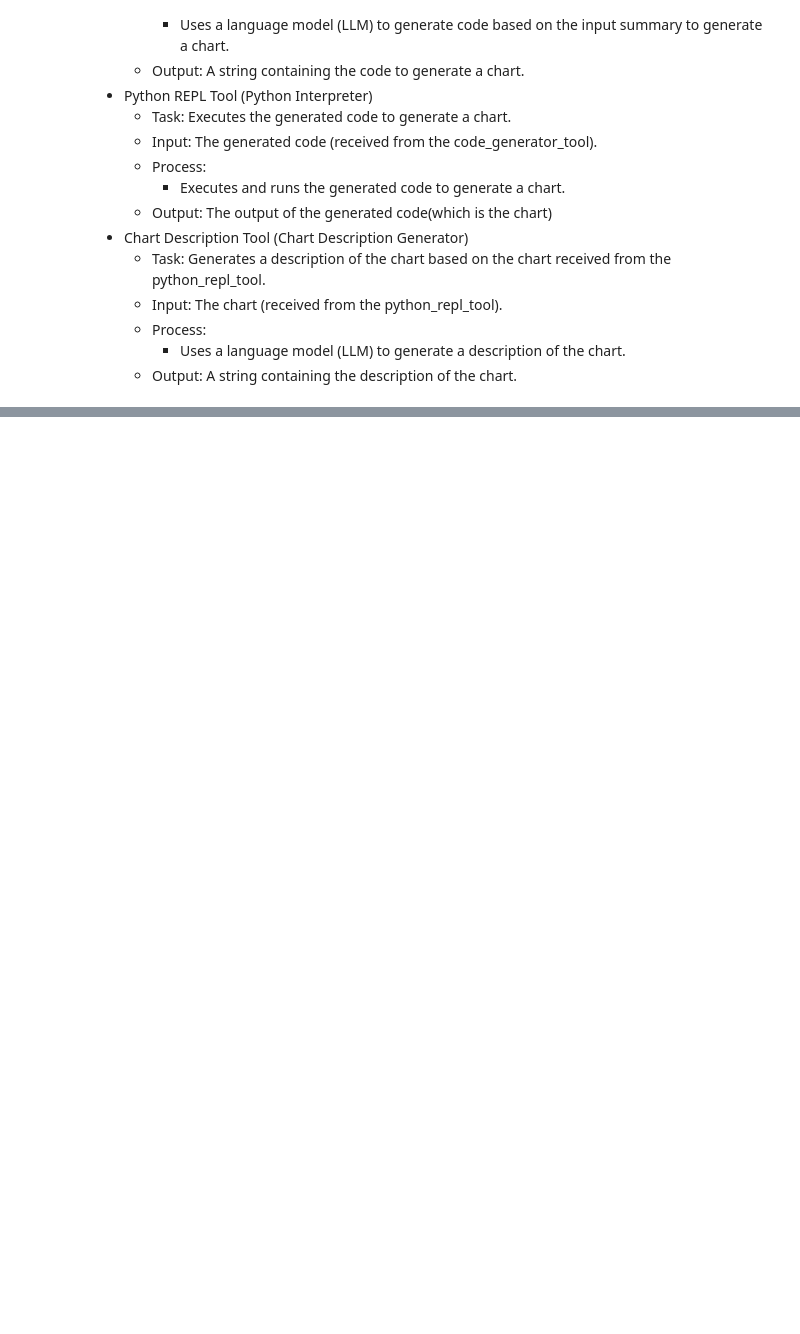
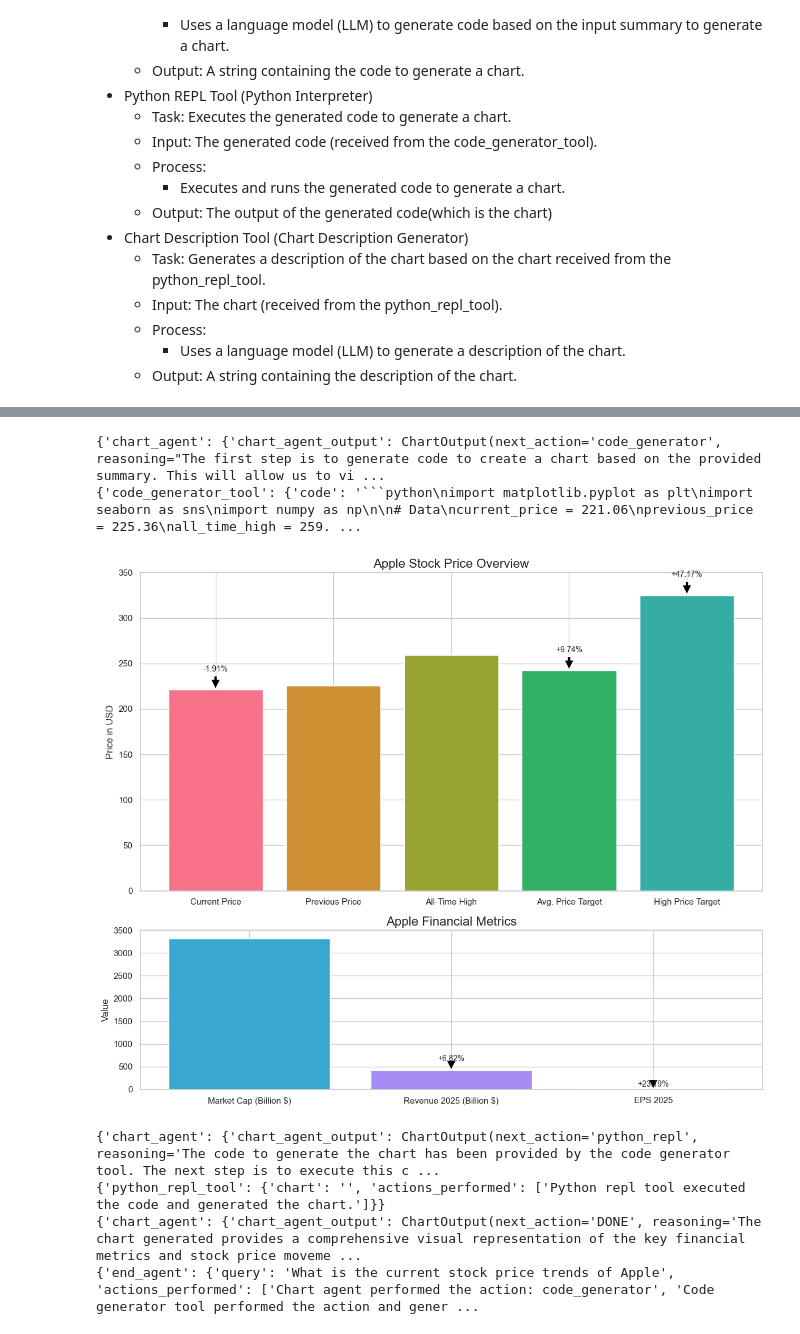
Before and after one commit to riyanshibohra/DataLens, a Jupyter notebook: test.ipynb, the cells around one changed output, grey strips where cells are left out. Saved outputs shown, nothing was run; the diff lists cells and outputs as text; code cells hidden in the pictures; blank space fills up the shorter version.

````diff
--- a/test.ipynb
+++ b/test.ipynb
@@ -657,0 +510,22 @@ KeyboardInterrupt:
+# %%
+
+   # Initialize the chart agent state with the research result
+chart_state = {
+       "query": "What is the current stock price trends of Apple",
+       'combined_content': "As of March 12, 2025, Apple\'s (AAPL) stock price is $221.06, reflecting a decrease of $4.30 (-1.91%) from the previous trading day. Over the past year, the stock has increased by $47.76 (+27.56%), although it remains 14.65% below its all-time high of $259.02. The year-to-date return is -11.73%. Analysts have set a 12-month average price target of $242.36, suggesting a potential increase of 9.74% from the current price. The market capitalization of Apple is $3,320.81 billion, with a beta of 0.94. Revenue for 2025 is projected to be $417.71 billion, a 6.82% increase from the previous year, while the EPS is expected to rise by 23.19% to $7.49. Analyst consensus rates the stock as a 'Buy,' with a high price target of $325, indicating a potential upside of 47.17%.",
+       "actions_performed": research_result.get("actions_performed", []),
+       "urls": research_result.get("urls", []),
+       "keywords_used": research_result.get("keywords_used", [])
+   }
+
+# Run the chart agent
+for event in chart_agent.stream(chart_state):
+       print(event)
+# %% [output]
+{'chart_agent': {'chart_agent_output': ChartOutput(next_action='code_generator', reasoning="The first step is to generate code to create a chart based on the provided summary. This will allow us to vi ...
+{'code_generator_tool': {'code': '```python\nimport matplotlib.pyplot as plt\nimport seaborn as sns\nimport numpy as np\n\n# Data\ncurrent_price = 221.06\nprevious_price = 225.36\nall_time_high = 259. ...
+[figure, added]
+{'chart_agent': {'chart_agent_output': ChartOutput(next_action='python_repl', reasoning='The code to generate the chart has been provided by the code generator tool. The next step is to execute this c ...
+{'python_repl_tool': {'chart': '', 'actions_performed': ['Python repl tool executed the code and generated the chart.']}}
+{'chart_agent': {'chart_agent_output': ChartOutput(next_action='DONE', reasoning='The chart generated provides a comprehensive visual representation of the key financial metrics and stock price moveme ...
+{'end_agent': {'query': 'What is the current stock price trends of Apple', 'actions_performed': ['Chart agent performed the action: code_generator', 'Code generator tool performed the action and gener ...
````
Also changed, not shown: parts of 15 cells of this notebook.
